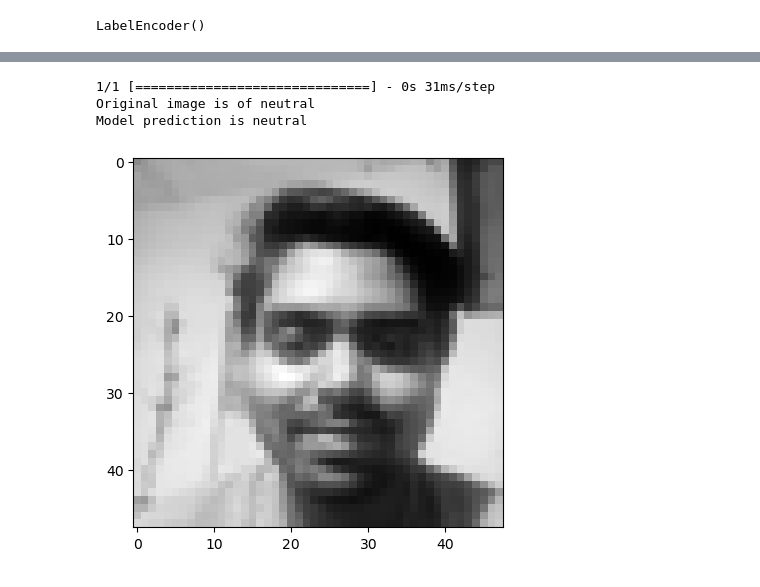
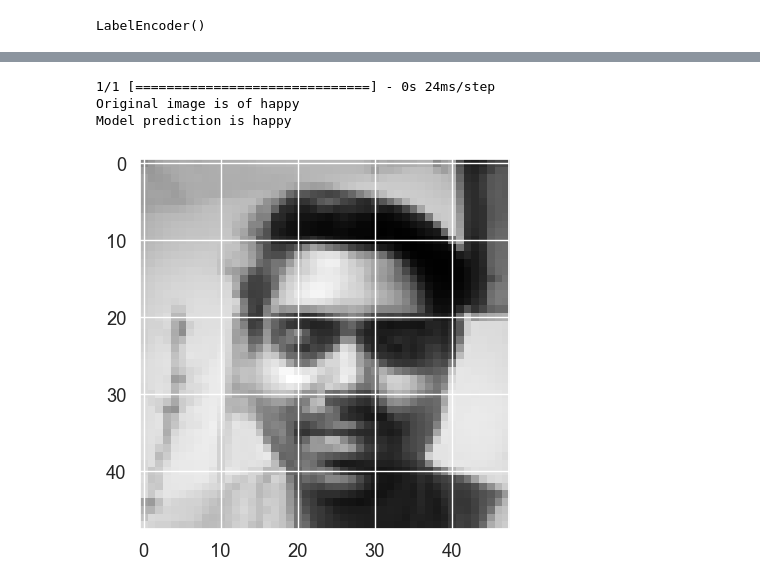
Before and after one commit to Ajay-308/Facial_Expression_Recognition, a Jupyter notebook: facial.ipynb, the cells around one changed output, grey strips where cells are left out. Saved outputs shown, nothing was run; the diff lists cells and outputs as text; code cells hidden in the pictures.

```diff
--- a/facial.ipynb
+++ b/facial.ipynb
@@ -171,10 +169,10 @@ model.save("emotiondetector.h5")
 # %%
 from keras.models import model_from_json
 # %%
-json_file = open("facialemotionmodel.json", "r")
+json_file = open("emotiondetector.json", "r")
 model_json = json_file.read()
 json_file.close()
 model = model_from_json(model_json)
-model.load_weights("facialemotionmodel.h5")
+model.load_weights("emotiondetector.h5")
 # %%
 label = ['angry','disgust','fear','happy','neutral','sad','surprise']
@@ -180,0 +198,22 @@ label = ['angry','disgust','fear','happy','neutral','sad','surprise']
+# %%
+from sklearn.metrics import confusion_matrix
+import matplotlib.pyplot as plt
+import seaborn as sns
+import numpy as np
+import pandas as pd
+
+
+y_pred = np.argmax(model.predict(x_test), axis=1)
+y_true = np.argmax(y_test, axis=1)
+conf_matrix = confusion_matrix(y_true, y_pred)
+norm_conf_matrix = conf_matrix / conf_matrix.sum(axis=1, keepdims=True)
+class_names = [f"Class {i}" for i in range(conf_matrix.shape[0])]
+conf_matrix_df = pd.DataFrame(norm_conf_matrix, index=class_names, columns=class_names)
+plt.figure(figsize=(10, 8))
+sns.set(font_scale=1.2)
+sns.heatmap(conf_matrix_df, annot=True, fmt=".2f", cmap="Greens")  # Use 'Blues_d' colormap for dark blue
+
+plt.xlabel('Predicted Labels')
+plt.ylabel('True Labels')
+plt.title('Normalized Confusion Matrix')
+plt.show()
@@ -216,28 +258,27 @@ model prediction is  fear
 # %%
 from PIL import Image
 import numpy as np
 
-image_path = r"C:\Users\mraja\OneDrive\Documents\python\Face_Emotion_Recognition_Machine_Learning-main\images\train\neutral\0.jpeg"
+image_path = r"C:\Users\mraja\OneDrive\Documents\python\Face_Emotion_Recognition_Machine_Learning-main\images\train\happy\0.jpeg"
 
 # Load and preprocess the image using PIL
 img = Image.open(image_path).convert('L')  # Convert to grayscale
 img = img.resize((48, 48))  # Resize to model input size
 img = np.array(img) / 255.0  # Convert to NumPy array and normalize pixel values to [0, 1]
 
 # Reshape image for model prediction
 img = img.reshape(1, 48, 48, 1)
 
-# Perform prediction and display
 pred = model.predict(img)
 pred_label = label[pred.argmax()]
-print("Original image is of neutral")
+print("Original image is of happy")
 print("Model prediction is", pred_label)
 
 import matplotlib.pyplot as plt
 plt.imshow(img.reshape(48, 48), cmap='gray')
 plt.show()
 # %% [output]
-1/1 [==============================] - 0s 31ms/step
-Original image is of neutral
-Model prediction is neutral
+1/1 [==============================] - 0s 24ms/step
+Original image is of happy
+Model prediction is happy
-[figure, old version]
+[figure, new version]
```
Also changed, not shown: parts of 7 cells of this notebook.
